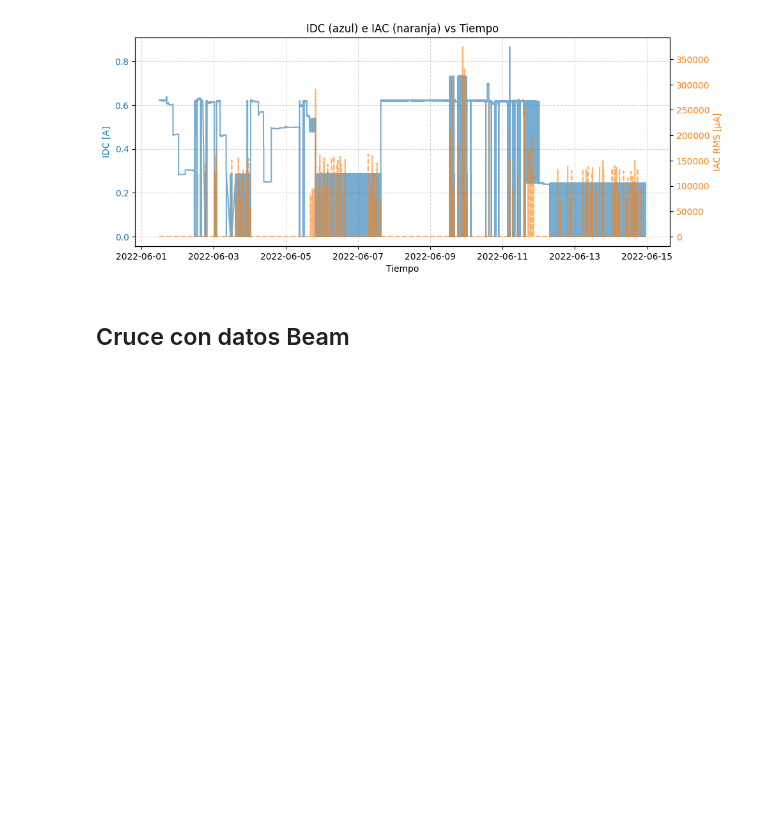
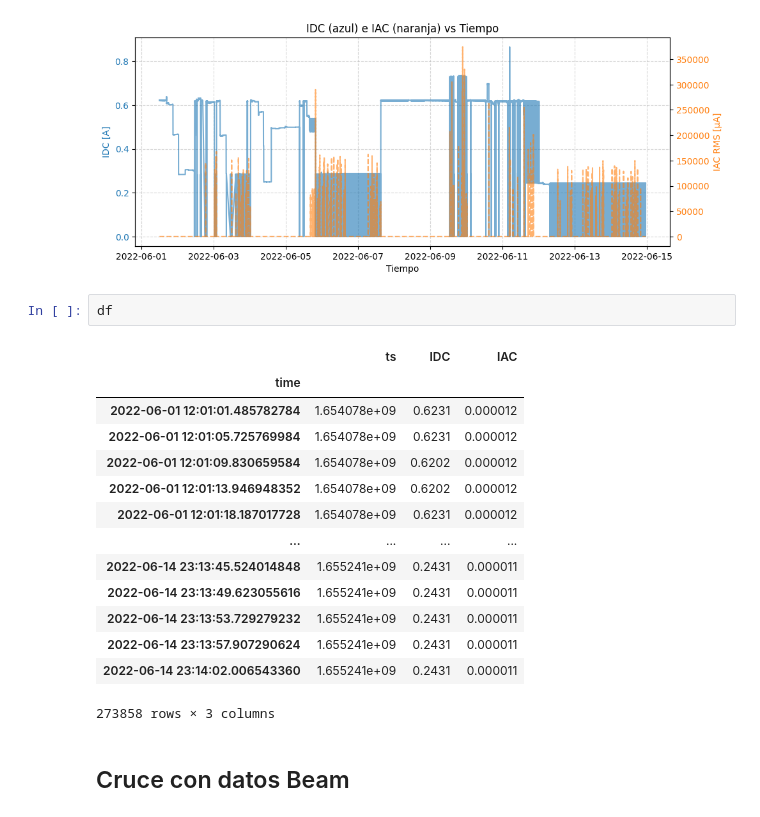
Before and after one commit to fbientrigo/radiationXlabs_notebooks, a Jupyter notebook: 0602_dmm_current.ipynb, the cells around one changed output. Cells and saved outputs as stored; diff of their text form; blank space fills up the shorter version.

```diff
--- a/0602_dmm_current.ipynb
+++ b/0602_dmm_current.ipynb
@@ -96,6 +101,23 @@ plt.title("IDC (azul) e IAC (naranja) vs Tiempo")
 plt.show()
 # %% [output]
 [figure]
+# %%
+df
+# %% [output]
+|  | ts | IDC | IAC |
+| time |  |  |  |
+| 2022-06-01 12:01:01.485782784 | 1.654078e+09 | 0.6231 | 0.000012 |
+| 2022-06-01 12:01:05.725769984 | 1.654078e+09 | 0.6231 | 0.000012 |
+| 2022-06-01 12:01:09.830659584 | 1.654078e+09 | 0.6202 | 0.000012 |
+| 2022-06-01 12:01:13.946948352 | 1.654078e+09 | 0.6202 | 0.000012 |
+| 2022-06-01 12:01:18.187017728 | 1.654078e+09 | 0.6231 | 0.000012 |
+| ... | ... | ... | ... |
+| 2022-06-14 23:13:45.524014848 | 1.655241e+09 | 0.2431 | 0.000011 |
+| 2022-06-14 23:13:49.623055616 | 1.655241e+09 | 0.2431 | 0.000011 |
+| 2022-06-14 23:13:53.729279232 | 1.655241e+09 | 0.2431 | 0.000011 |
+| 2022-06-14 23:13:57.907290624 | 1.655241e+09 | 0.2431 | 0.000011 |
+| 2022-06-14 23:14:02.006543360 | 1.655241e+09 | 0.2431 | 0.000011 |
+273858 rows × 3 columns
 # %% [markdown]
 ##  Cruce con datos Beam
 # %%
```
Also changed, not shown: parts of 16 cells of this notebook, 8 other files.
